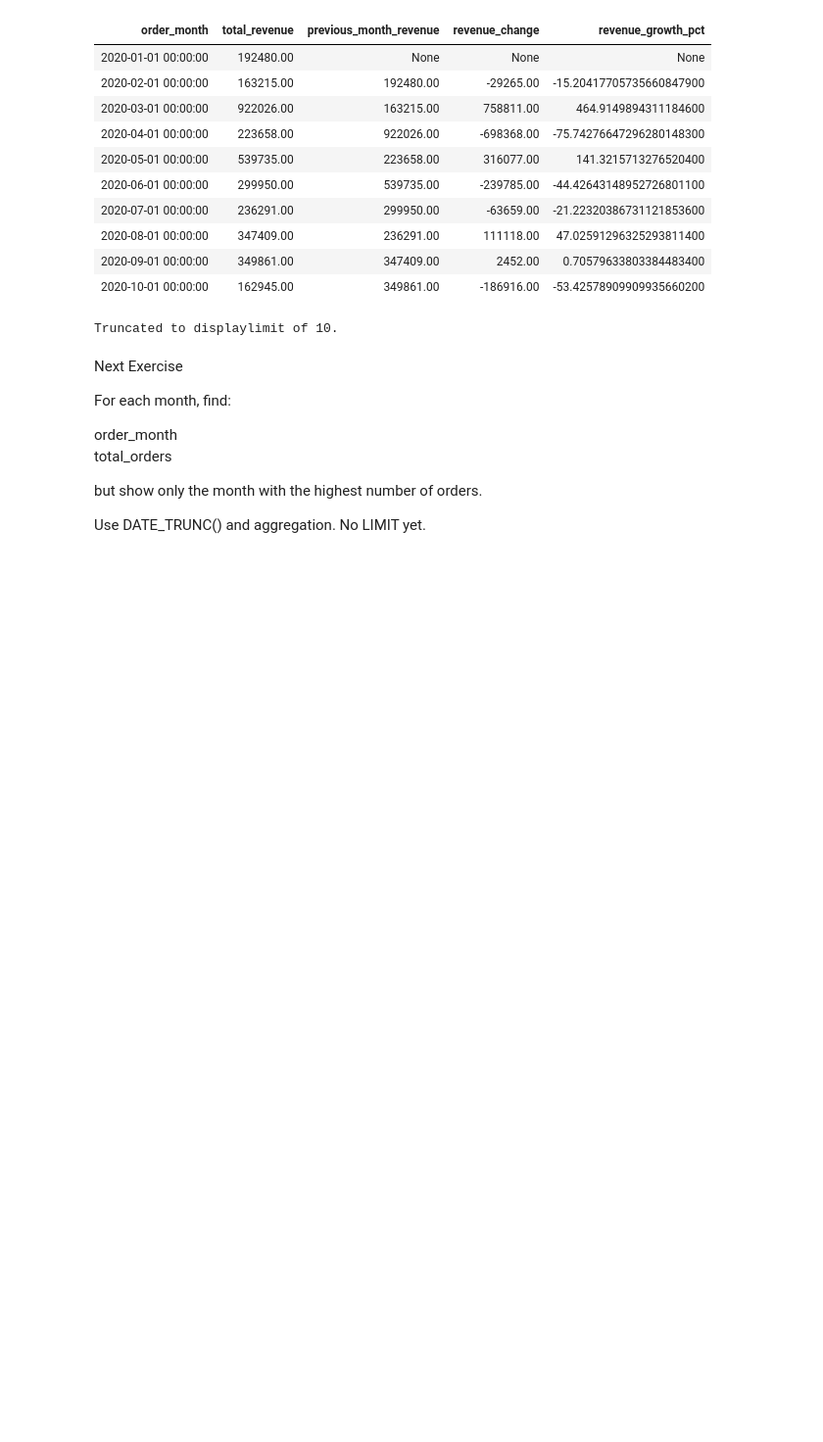
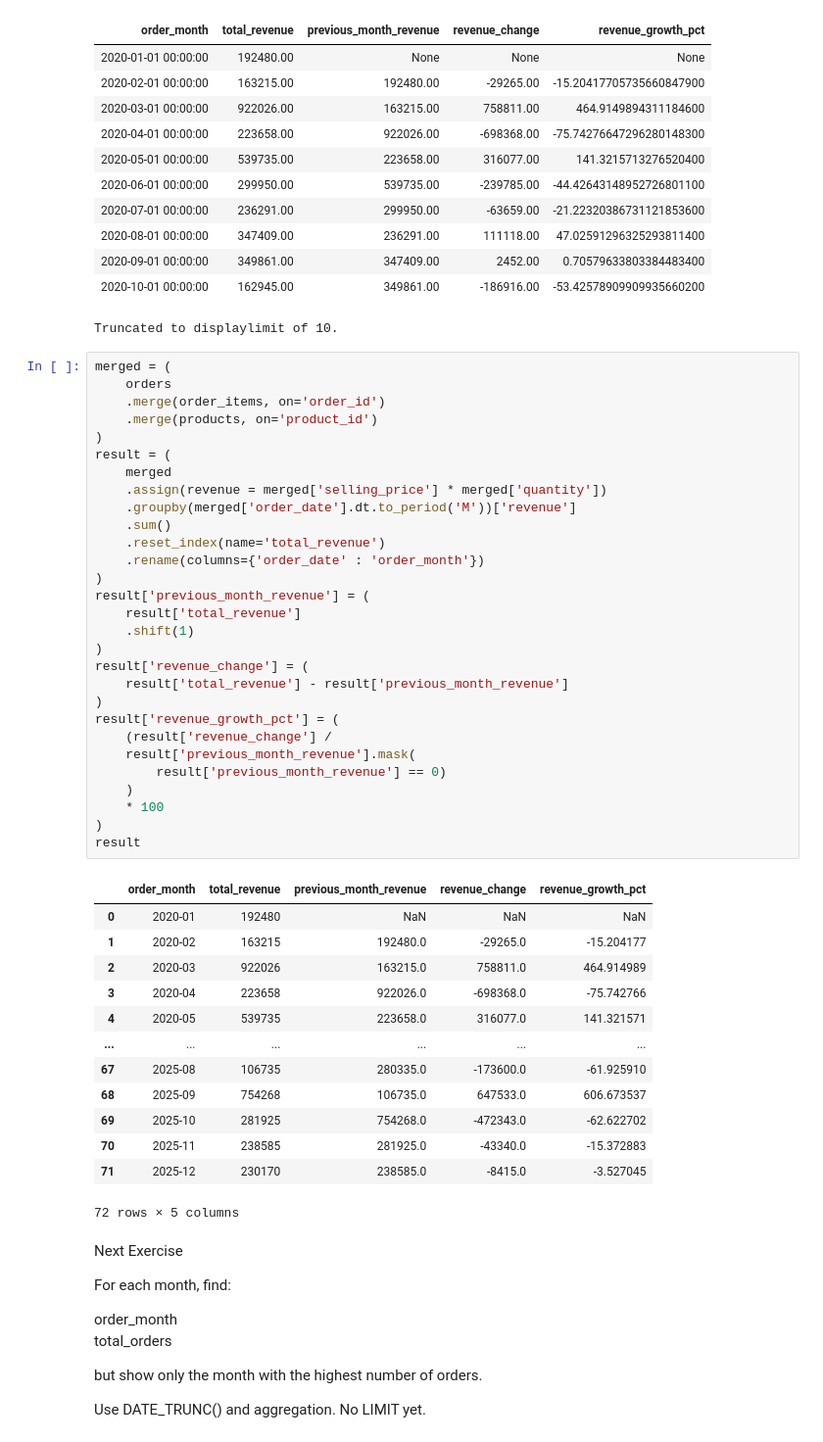
Before and after one commit to umesh-creates/sql_pandas_exercise_and_notes, a Jupyter notebook: retail_analysis exercise/date _and_time.ipynb, the cells around one changed output. Shown at 98% size. Saved outputs shown, nothing was run; the diff lists cells and outputs as text; blank space fills up the shorter version.

```diff
--- a/retail_analysis exercise/date _and_time.ipynb
+++ b/retail_analysis exercise/date _and_time.ipynb
@@ -2187,6 +2316,49 @@ Running query in 'postgresql://postgres.zdtizyvifuiegbbfpsee:***@aws-0-ap-southe
 | 2020-09-01 00:00:00 | 349861.00 | 347409.00 | 2452.00 | 0.70579633803384483400 |
 | 2020-10-01 00:00:00 | 162945.00 | 349861.00 | -186916.00 | -53.42578909909935660200 |
 Truncated to displaylimit of 10.
+# %%
+merged = (
+    orders
+    .merge(order_items, on='order_id')
+    .merge(products, on='product_id')
+)
+result = (
+    merged
+    .assign(revenue = merged['selling_price'] * merged['quantity'])
+    .groupby(merged['order_date'].dt.to_period('M'))['revenue']
+    .sum()
+    .reset_index(name='total_revenue')
+    .rename(columns={'order_date' : 'order_month'})
+)
+result['previous_month_revenue'] = (
+    result['total_revenue']
+    .shift(1)
+)
+result['revenue_change'] = (
+    result['total_revenue'] - result['previous_month_revenue']
+)
+result['revenue_growth_pct'] = (
+    (result['revenue_change'] /
+    result['previous_month_revenue'].mask(
+        result['previous_month_revenue'] == 0)
+    )
+    * 100
+)
+result
+# %% [output]
+|  | order_month | total_revenue | previous_month_revenue | revenue_change | revenue_growth_pct |
+| 0 | 2020-01 | 192480 | NaN | NaN | NaN |
+| 1 | 2020-02 | 163215 | 192480.0 | -29265.0 | -15.204177 |
+| 2 | 2020-03 | 922026 | 163215.0 | 758811.0 | 464.914989 |
+| 3 | 2020-04 | 223658 | 922026.0 | -698368.0 | -75.742766 |
+| 4 | 2020-05 | 539735 | 223658.0 | 316077.0 | 141.321571 |
+| ... | ... | ... | ... | ... | ... |
+| 67 | 2025-08 | 106735 | 280335.0 | -173600.0 | -61.925910 |
+| 68 | 2025-09 | 754268 | 106735.0 | 647533.0 | 606.673537 |
+| 69 | 2025-10 | 281925 | 754268.0 | -472343.0 | -62.622702 |
+| 70 | 2025-11 | 238585 | 281925.0 | -43340.0 | -15.372883 |
+| 71 | 2025-12 | 230170 | 238585.0 | -8415.0 | -3.527045 |
+72 rows × 5 columns
 # %% [markdown]
 Next Exercise
 
```
Also changed, not shown: parts of 8 cells of this notebook.
